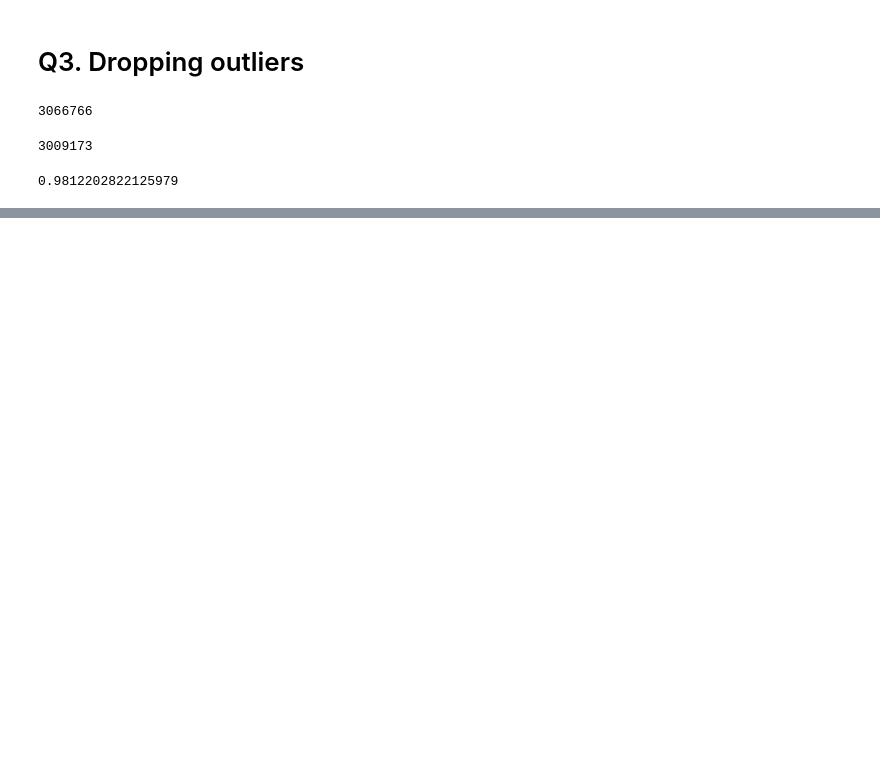
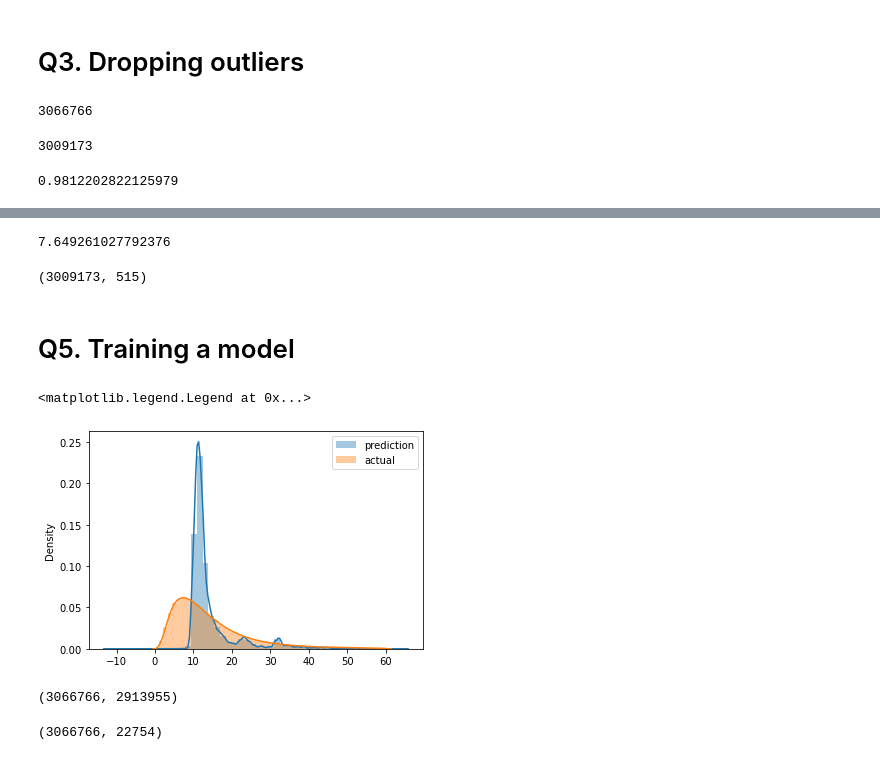
Before and after one commit to barkazz/mlops-zoomcamp, a Jupyter notebook: 01-intro/homework.ipynb, the cells around one changed output, grey strips where cells are left out. Drawn from its saved outputs; the diff is of its cells as text; code cells hidden in the pictures; blank space fills up the shorter version.

```diff
--- a/01-intro/homework.ipynb
+++ b/01-intro/homework.ipynb
@@ -105,0 +114,7 @@ print(fraction_remaining)
+# %%
+# filtering
+
+df = df[(df.duration >= 1) & (df.duration <= 60)]
+
+categorical = ['PULocationID', 'DOLocationID']
+df[categorical] = df[categorical].astype(str)
@@ -105,0 +136,33 @@ print(fraction_remaining)
+# %%
+# model
+
+train_dicts = df[categorical].to_dict(orient='records')
+
+dv = DictVectorizer()
+X_train = dv.fit_transform(train_dicts)
+
+target = 'duration'
+y_train = df[target].values
+
+lr = LinearRegression()
+lr.fit(X_train, y_train)
+
+y_pred = lr.predict(X_train)
+
+mean_squared_error(y_train, y_pred, squared=False)
+# %% [output]
+7.649261027792376
+# %%
+X_train.shape
+# %% [output]
+(3009173, 515)
+# %% [markdown]
+# Q5. Training a model
+# %%
+sns.distplot(y_pred, label='prediction')
+sns.distplot(y_train, label='actual')
+
+plt.legend()
+# %% [output]
+<matplotlib.legend.Legend at 0x...>
+[figure, added]
@@ -105,0 +191,4 @@ print(fraction_remaining)
+# %%
+len(df_train), len(df_val)
+# %% [output]
+(3066766, 2913955)
@@ -105,0 +208,4 @@ print(fraction_remaining)
+# %%
+X_train.shape
+# %% [output]
+(3066766, 22754)
```
Also changed, not shown: parts of 26 cells of this notebook.
